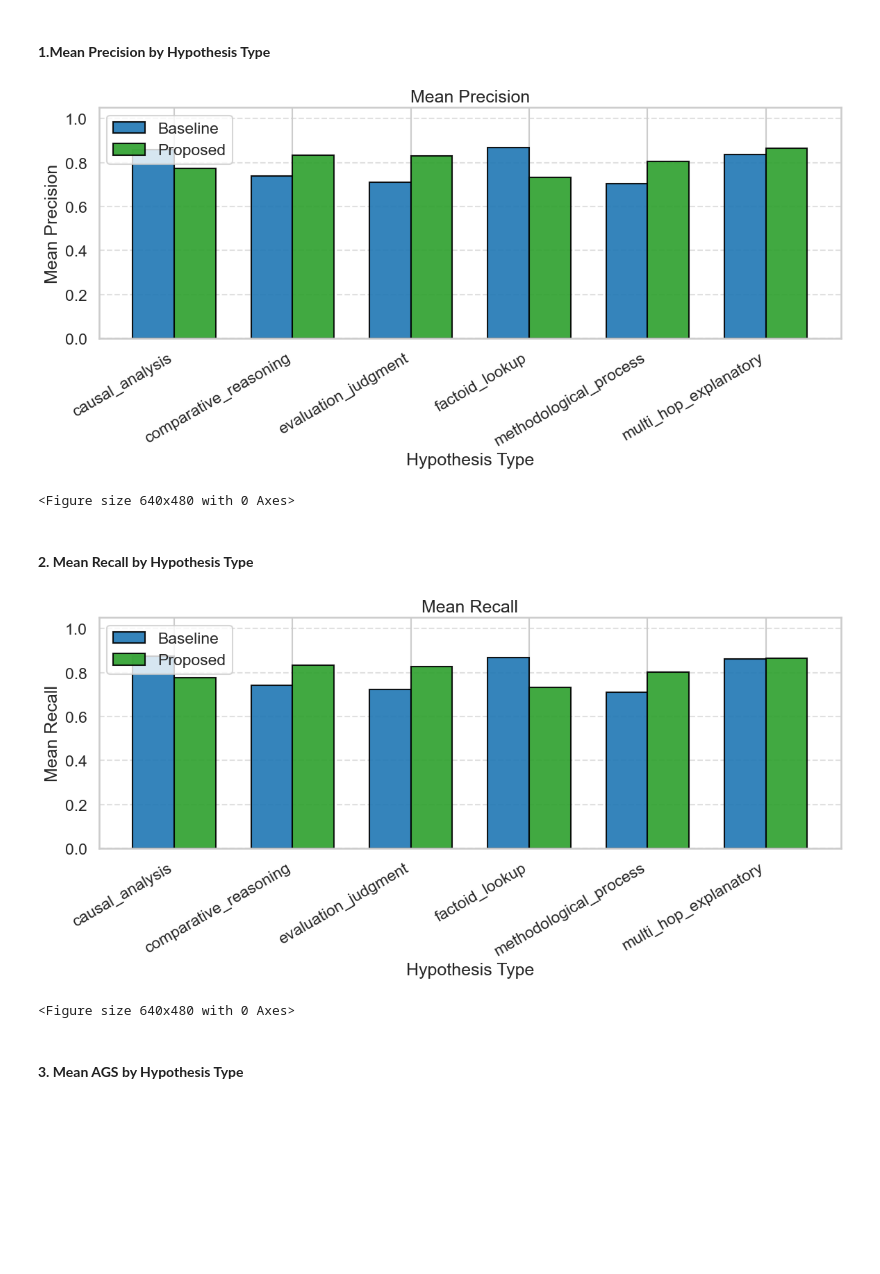
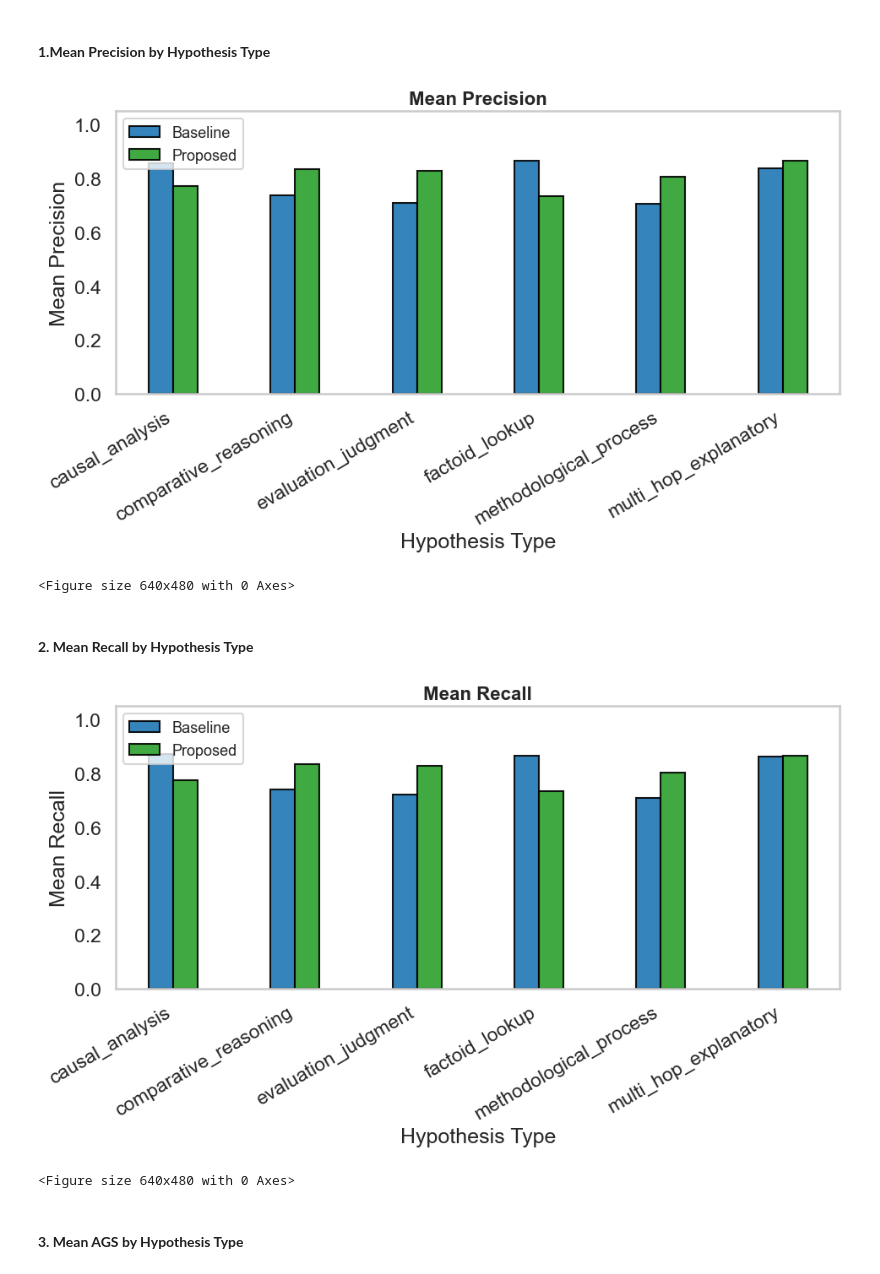
Before and after one commit to Josna-cardoza/rag-source-attribution, a Jupyter notebook: notebooks/main.ipynb, the cells around one changed output. Saved outputs shown, nothing was run; the diff lists cells and outputs as text; code cells hidden in the pictures; blank space fills up the shorter version.

```diff
--- a/notebooks/main.ipynb
+++ b/notebooks/main.ipynb
@@ -1006,7 +1006,7 @@ def proposed_attribution_aware_reranking(query, passages, top_n=3):
 ### **Implement Corrective Verification Logic**
 # %%
 # CVL Implementation
-class CorrectiveVerificationLoop:
+class CorrectiveVerificationLogic:
     def __init__(self, aar_model, searcher, threshold=0.8):
         self.evaluator = aar_model # trained AAR Cross-Encoder
         self.searcher = searcher    # Pyserini LuceneSearcher
@@ -1018,7 +1018,7 @@ class CorrectiveVerificationLoop:
         matches = re.findall(pattern, text)
         return matches
 
-    def verify_and_correct(self, generated_text, source_passages):
+    def verify(self, generated_text, source_passages):
         claims = self.extract_citations(generated_text)
         verified_results = []
         needs_correction = False
@@ -1049,7 +1049,7 @@ class CorrectiveVerificationLoop:
 ### **Initialize CVL**
 # %%
 # Initialize the CVL with the trained model
-cvl = CorrectiveVerificationLoop(aar_model=aar_reranker, searcher=searcher)
+cvl = CorrectiveVerificationLogic(aar_model=aar_reranker, searcher=searcher)
 # %% [markdown]
 ## **Proposed Four-Stage Attribution-Aware RAG Pipeline**
 # %%
@@ -1061,7 +1061,7 @@ def proposed_rag_pipeline(query, k=50, top_n=3):
     response = generate_content_with_retry_and_cache(prompt, model=llm_generator)
     response_text = get_text(response)
 
-    verifications, correction_needed = cvl.verify_and_correct(response_text, top_verified_passages)
+    verifications, correction_needed = cvl.verify(response_text, top_verified_passages)
 
     if correction_needed:
         final_output = response_text + "\n\n[CVL NOTE: Some citations in this response could not be fully verified against the source text.]"
@@ -1296,15 +1296,13 @@ display(grouped_results)
 # %%
 sns.set_theme(style="whitegrid", context="talk")
 
-COLORS = {
-    "baseline": "#1f77b4",          # blue
-    "proposed": "#2ca02c",          # green
-    "delta_prec": "#1f77b4",        # blue
-    "delta_rec": "#ff7f0e",         # orange
-    "delta_ags": "#2ca02c",         # green
-    "pass": "#2ca02c",              # green
-    "fail": "#98df8a",              # soft green
-    "heatmap": "GnBu"
+palette = {
+    "Baseline": "#1f77b4",          # blue
+    "Proposed": "#2ca02c",          # green
+    "Delta_prec": "#1f77b4",        # blue
+    "Delta_rec": "#ff7f0e",         # orange
+    "Delta_ags": "#2ca02c",            # soft green
+    "Heatmap": "GnBu"
 }
 
 plot_df = results_df.copy().reset_index(drop=True)
@@ -1333,57 +1392,59 @@ width = 0.36
 #### **1.Mean Precision by Hypothesis Type**
 # %%
 x = np.arange(len(grouped_results))
-width = 0.35
+width = 0.20
 
-plt.figure(figsize=(12, 6))
+plt.figure(figsize=(10, 6))
 plt.bar(x - width/2, grouped_results["Baseline_Prec"], width,
-        label="Baseline", color=COLORS["baseline"], edgecolor="black", alpha=0.9)
+        label="Baseline", color=palette["Baseline"], edgecolor="black", alpha=0.9)
 
 plt.bar(x + width/2, grouped_results["Proposed_Prec"], width,
-        label="Proposed", color=COLORS["proposed"], edgecolor="black", alpha=0.9)
+        label="Proposed", color=palette["Proposed"], edgecolor="black", alpha=0.9)
 
 plt.xticks(x, grouped_results["Hypothesis_Type"], rotation=30, ha="right")
 plt.ylabel("Mean Precision")
 plt.xlabel("Hypothesis Type")
-plt.title("Mean Precision")
+plt.title("Mean Precision", fontsize=16, weight="bold")
 plt.ylim(0, 1.05)
 
-plt.legend(frameon=True)
-plt.grid(axis="y", linestyle="--", alpha=0.6)
+plt.legend(frameon=True, fontsize=13)
+plt.grid(axis="y", visible=False)
+plt.grid(axis="x", visible=False)
 
 plt.tight_layout()
 plt.show()
 save_show_plot("mean_precision_by_hypothesis_type.png")
 # %% [output]
-[figure, old version]
+[figure, new version]
 <Figure size 640x480 with 0 Axes>
 # %% [markdown]
 #### **2. Mean Recall by Hypothesis Type**
 # %%
 x = np.arange(len(grouped_results))
-width = 0.35
+width = 0.20
 
-plt.figure(figsize=(12, 6))
+plt.figure(figsize=(10, 6))
 plt.bar(x - width/2, grouped_results["Baseline_Rec"], width,
-        label="Baseline", color=COLORS["baseline"], edgecolor="black", alpha=0.9)
+        label="Baseline", color=palette["Baseline"], edgecolor="black", alpha=0.9)
 
 plt.bar(x + width/2, grouped_results["Proposed_Rec"], width,
-        label="Proposed", color=COLORS["proposed"], edgecolor="black", alpha=0.9)
+        label="Proposed", color=palette["Proposed"], edgecolor="black", alpha=0.9)
 
 plt.xticks(x, grouped_results["Hypothesis_Type"], rotation=30, ha="right")
 plt.ylabel("Mean Recall")
 plt.xlabel("Hypothesis Type")
-plt.title("Mean Recall")
+plt.title("Mean Recall", fontsize=16, weight="bold")
 plt.ylim(0, 1.05)
 
-plt.legend(frameon=True)
-plt.grid(axis="y", linestyle="--", alpha=0.6)
+plt.legend(frameon=True, fontsize=13)
+plt.grid(axis="y", visible=False)
+plt.grid(axis="x", visible=False)
 
 plt.tight_layout()
 plt.show()
 save_show_plot("mean_recall_by_hypothesis_type.png")
 # %% [output]
-[figure, old version]
+[figure, new version]
 <Figure size 640x480 with 0 Axes>
 # %% [markdown]
 #### **3. Mean AGS by Hypothesis Type**
```
Also changed, not shown: parts of 9 cells of this notebook.
